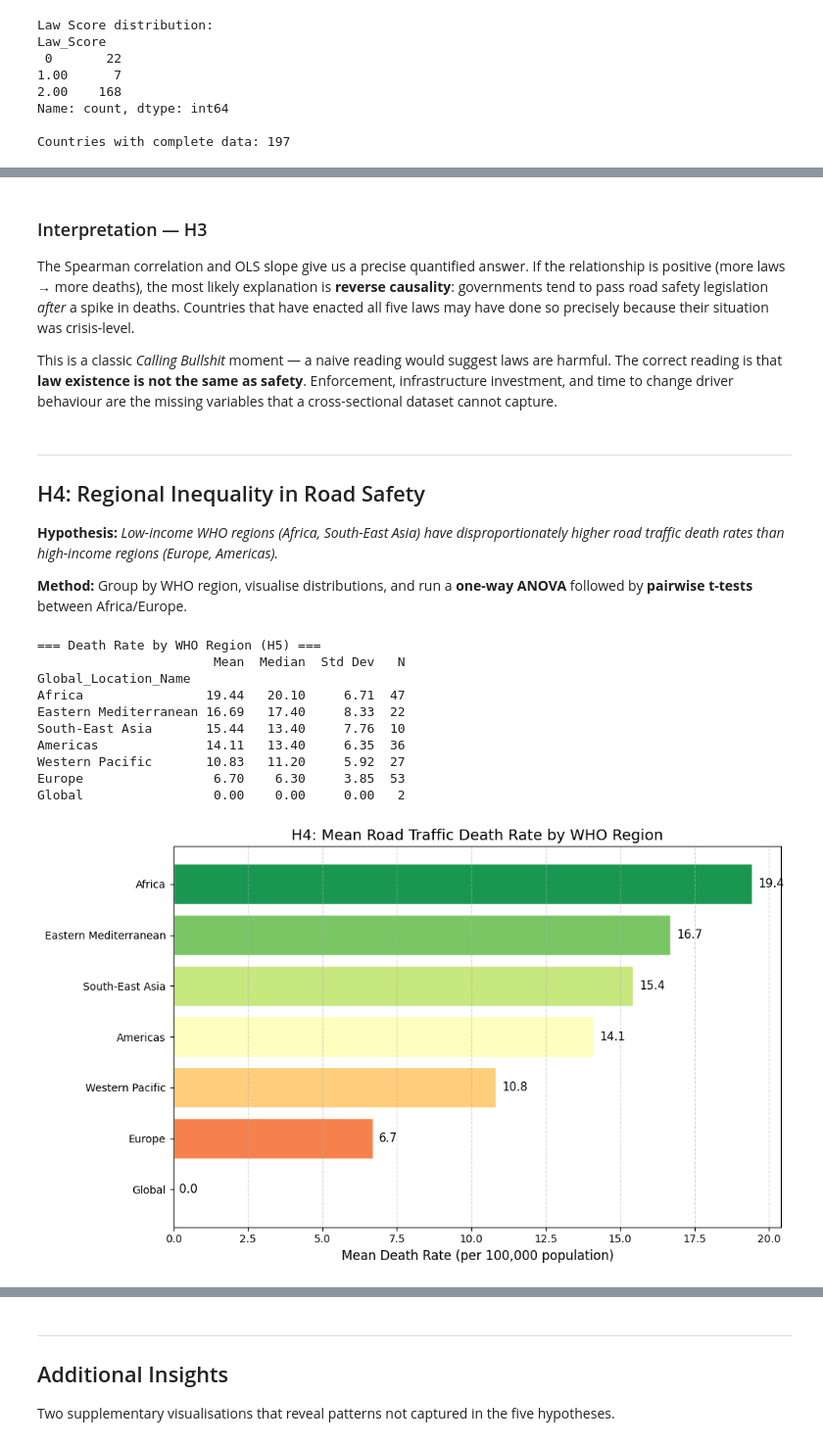
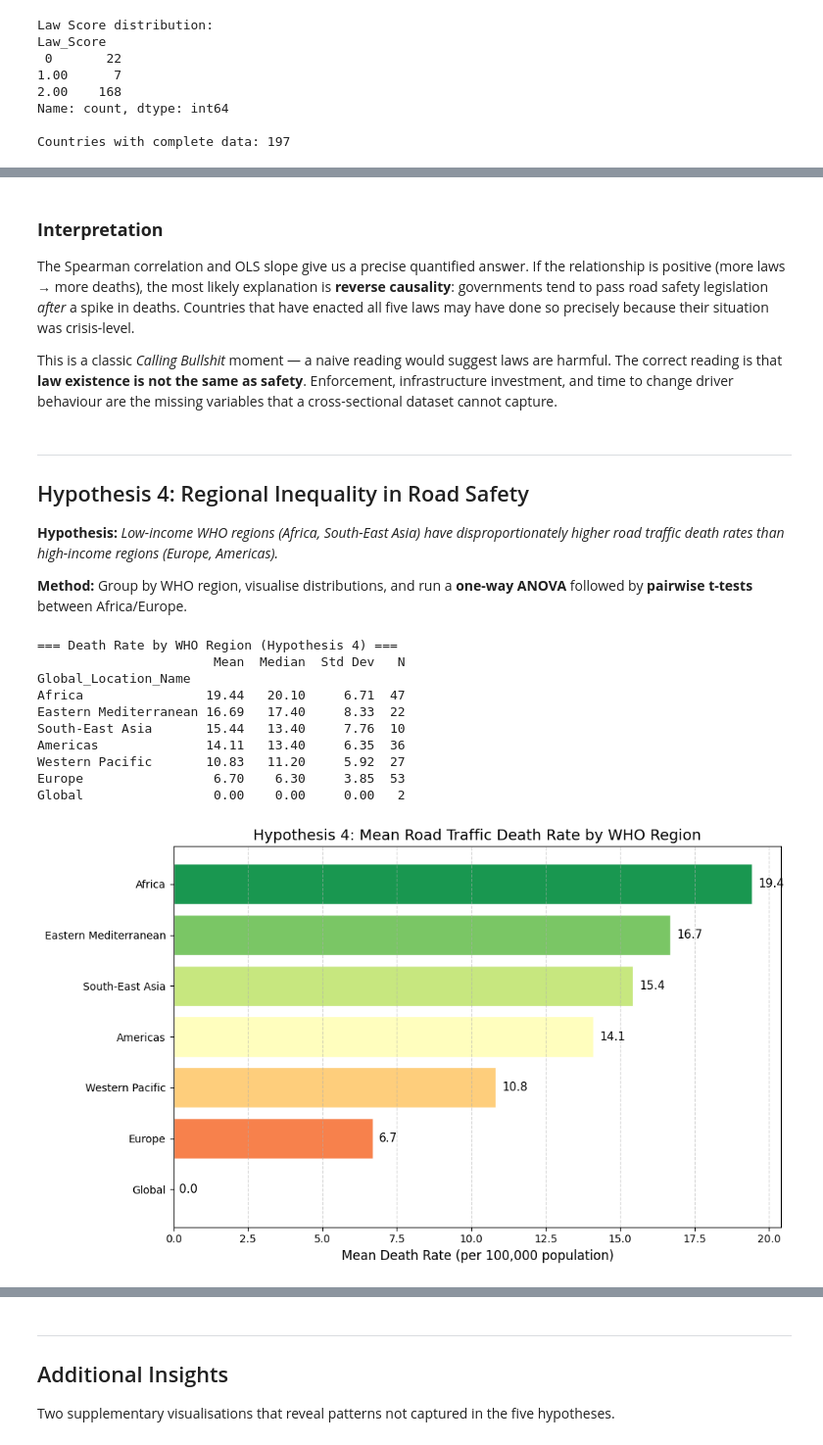
Before and after one commit to meshva-cj21/Data_Science_Writting_AS, a Jupyter notebook: Road_Safety_Analysis .ipynb, the cells around one changed output, grey strips where cells are left out. Shown at 98% size. Cells and saved outputs as stored; diff of their text form; code cells hidden in the pictures.

```diff
--- a/Road_Safety_Analysis.ipynb
+++ b/Road_Safety_Analysis .ipynb
@@ -623,12 +621,12 @@ else:
 # %% [markdown]
-### Interpretation — H3
+### **Interpretation**
 
 The Spearman correlation and OLS slope give us a precise quantified answer. If the relationship is positive (more laws → more deaths), the most likely explanation is **reverse causality**: governments tend to pass road safety legislation *after* a spike in deaths. Countries that have enacted all five laws may have done so precisely because their situation was crisis-level.
 
 This is a classic *Calling Bullshit* moment — a naive reading would suggest laws are harmful. The correct reading is that **law existence is not the same as safety**. Enforcement, infrastructure investment, and time to change driver behaviour are the missing variables that a cross-sectional dataset cannot capture.
 # %% [markdown]
 ---
-## H4: Regional Inequality in Road Safety
+## Hypothesis 4: Regional Inequality in Road Safety
 
 **Hypothesis:** *Low-income WHO regions (Africa, South-East Asia) have disproportionately higher road traffic death rates than high-income regions (Europe, Americas).*
 
@@ -642,10 +640,10 @@ df_reg = df_reg[df_reg['Country_Code'].notna() & (df_reg['Country_Code'] != '')]
 region_summary = df_reg.groupby('Global_Location_Name')['Death_Rate'].agg(['mean','median','std','count'])
 region_summary.columns = ['Mean', 'Median', 'Std Dev', 'N']
 region_summary = region_summary.sort_values('Mean', ascending=False)
-print('=== Death Rate by WHO Region (H5) ===')
+print('=== Death Rate by WHO Region (Hypothesis 4) ===')
 print(region_summary.round(2))
 # %% [output]
-=== Death Rate by WHO Region (H5) ===
+=== Death Rate by WHO Region (Hypothesis 4) ===
                        Mean  Median  Std Dev   N
 Global_Location_Name
 Africa                19.44   20.10     6.71  47
@@ -658,22 +656,22 @@ Global                 0.00    0.00     0.00   2
 # %%
 # Horizontal bar chart
 fig_bar, ax_bar = plt.subplots(figsize=(10, 6))
 
 colors = plt.cm.RdYlGn_r(np.linspace(0.1, 0.9, len(region_summary)))
 bars = ax_bar.barh(region_summary.index, region_summary['Mean'], color=colors, edgecolor='white')
 
 for bar, val in zip(bars, region_summary['Mean']):
     ax_bar.text(val + 0.2, bar.get_y() + bar.get_height()/2,
                 f'{val:.1f}', va='center', fontsize=11)
 
 ax_bar.set_xlabel('Mean Death Rate (per 100,000 population)', fontsize=12)
-ax_bar.set_title('H4: Mean Road Traffic Death Rate by WHO Region', fontsize=14)
+ax_bar.set_title('Hypothesis 4: Mean Road Traffic Death Rate by WHO Region', fontsize=14)
 ax_bar.grid(axis='x', linestyle='--', alpha=0.5)
 ax_bar.invert_yaxis()
 plt.tight_layout()
 plt.show()
 # %% [output]
-[figure, old version]
+[figure, new version]
 # %%
 # ANOVA + pairwise Africa vs Europe
 region_groups = [df_reg[df_reg['Global_Location_Name'] == r]['Death_Rate'].dropna().values
```
Also changed, not shown: parts of 18 cells of this notebook, 1 other file.
